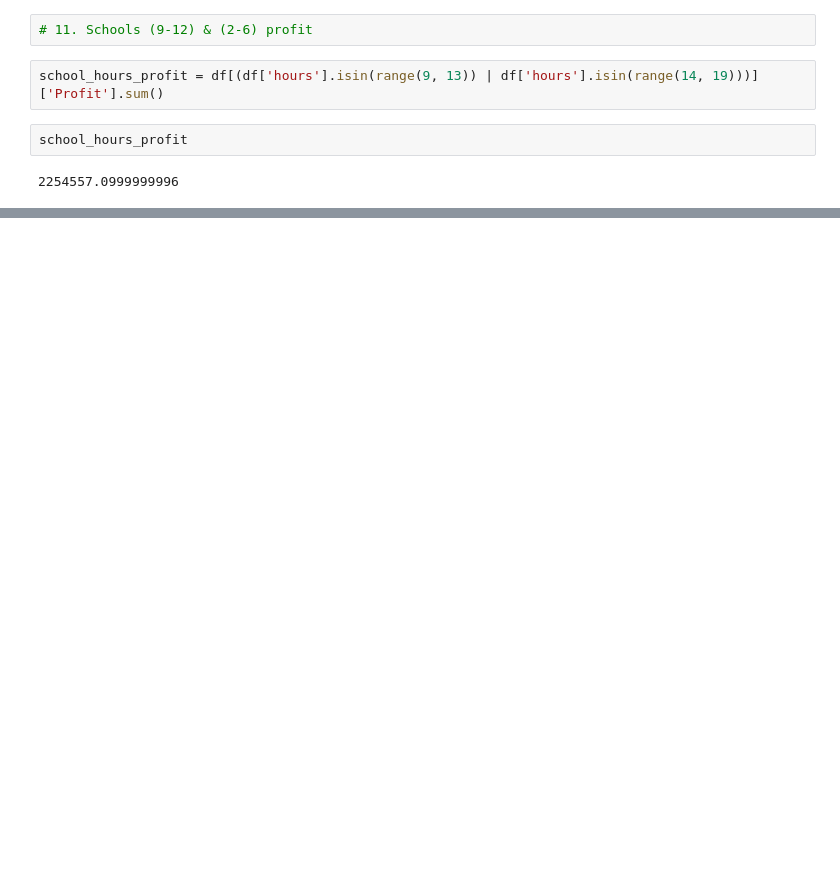
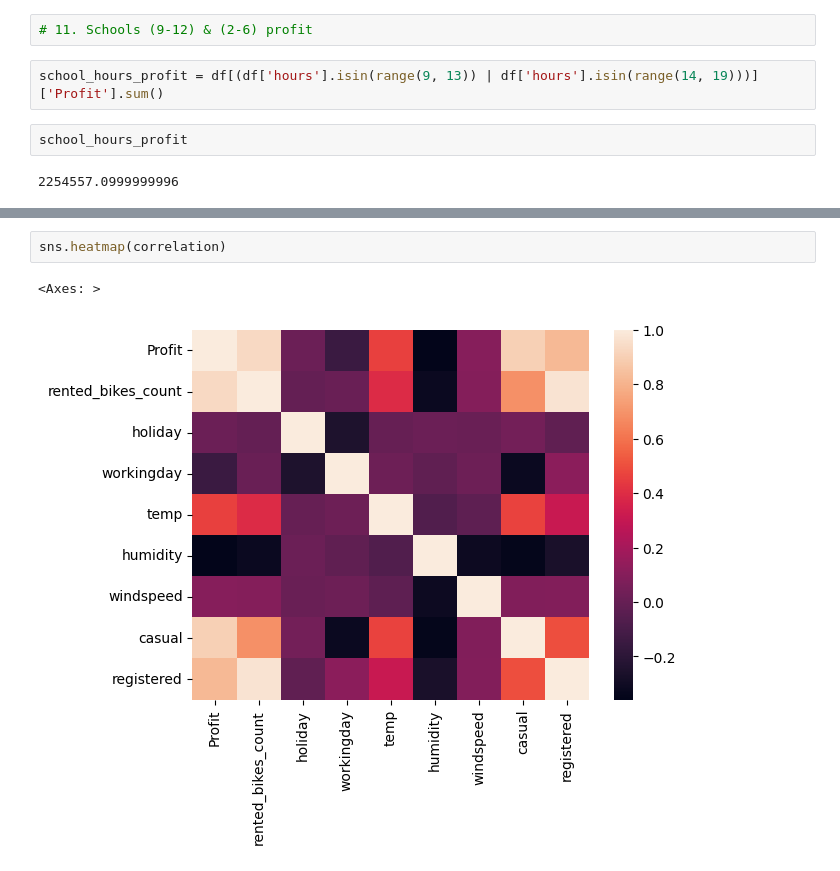
Before and after one commit to HamedRashwan/Bikes-Analysis, a Jupyter notebook: Bikes analysis .ipynb, the cells around one changed output, grey strips where cells are left out. Saved outputs shown, nothing was run; the diff lists cells and outputs as text; blank space fills up the shorter version.

```diff
--- a/Bikes analysis .ipynb
+++ b/Bikes analysis .ipynb
@@ -334,0 +749,5 @@ profit_2011_saturdays_fall
+# %%
+sns.heatmap(correlation)
+# %% [output]
+<Axes: >
+[figure, added]
```
Also changed, not shown: parts of 48 cells of this notebook.
